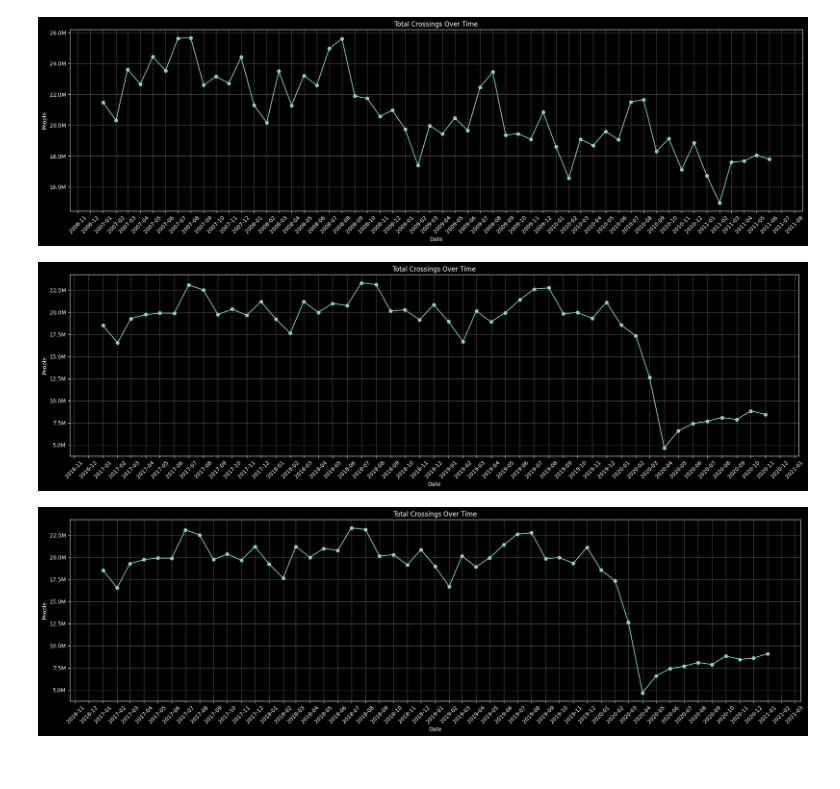
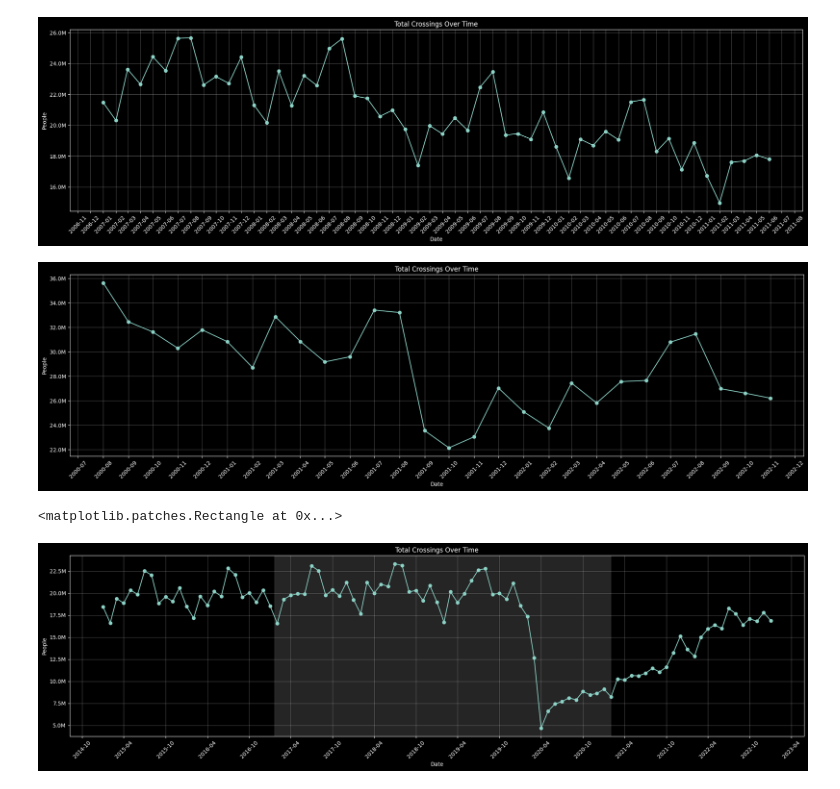
Before and after one commit to Max-Aber/Border_Crossing_Analysis, a Jupyter notebook: notebooks/2-major-event-impacts.ipynb, the cells around one changed output. Cells and saved outputs as stored; diff of their text form; code cells hidden in the pictures.

Commit message:
modified trumps df to show more time to compare to previous and following years

```diff
--- a/notebooks/2-major-event-impacts.ipynb
+++ b/notebooks/2-major-event-impacts.ipynb
@@ -36,12 +36,16 @@ plot.plot_time_series(df_fin_crisis, "Date", "Total_Crossings",'Total Crossings
 # %% [output]
 [figure]
 # %%
-df_911 = df_total_monthly[(df_total_monthly['Date'] >= '2017-01-01') & (df_total_monthly['Date'] <= '2020-11-01')]
+df_911 = df_total_monthly[(df_total_monthly['Date'] >= '2000-08-01') & (df_total_monthly['Date'] <= '2002-11-01')]
 plot.plot_time_series(df_911, "Date", "Total_Crossings",'Total Crossings Over Time', 'Date', 'People')
 # %% [output]
-[figure, old version]
+[figure, new version]
 # %%
-df_trump_1st_term = df_total_monthly[(df_total_monthly['Date'] >= '2017-01-01') & (df_total_monthly['Date'] <= '2021-01-30')]
-plot.plot_time_series(df_trump_1st_term, "Date", "Total_Crossings",'Total Crossings Over Time', 'Date', 'People')
+df_trump_1st_term = df_total_monthly[(df_total_monthly['Date'] >= '2015-01-01') & (df_total_monthly['Date'] <= '2023-01-01')]
+fig, ax = plot.plot_time_series(df_trump_1st_term, "Date", "Total_Crossings",'Total Crossings Over Time', 'Date', 'People', show=False)
+
+ax.axvspan(pd.to_datetime('2017-01-20'), pd.to_datetime('2021-01-30'),
+           alpha=0.15, color='white', label='1st Trump Term')
 # %% [output]
+<matplotlib.patches.Rectangle at 0x...>
-[figure, old version]
+[figure, new version]
```
Also changed, not shown: parts of 1 cell of this notebook.
